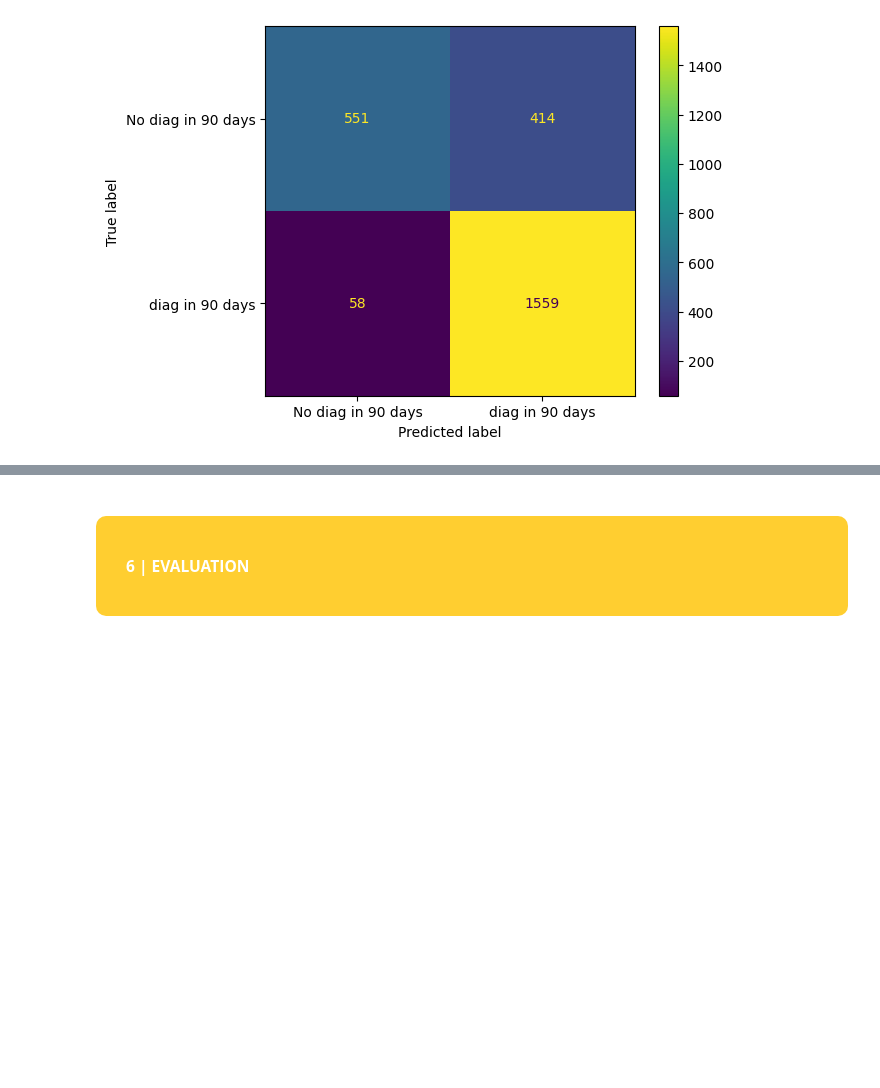
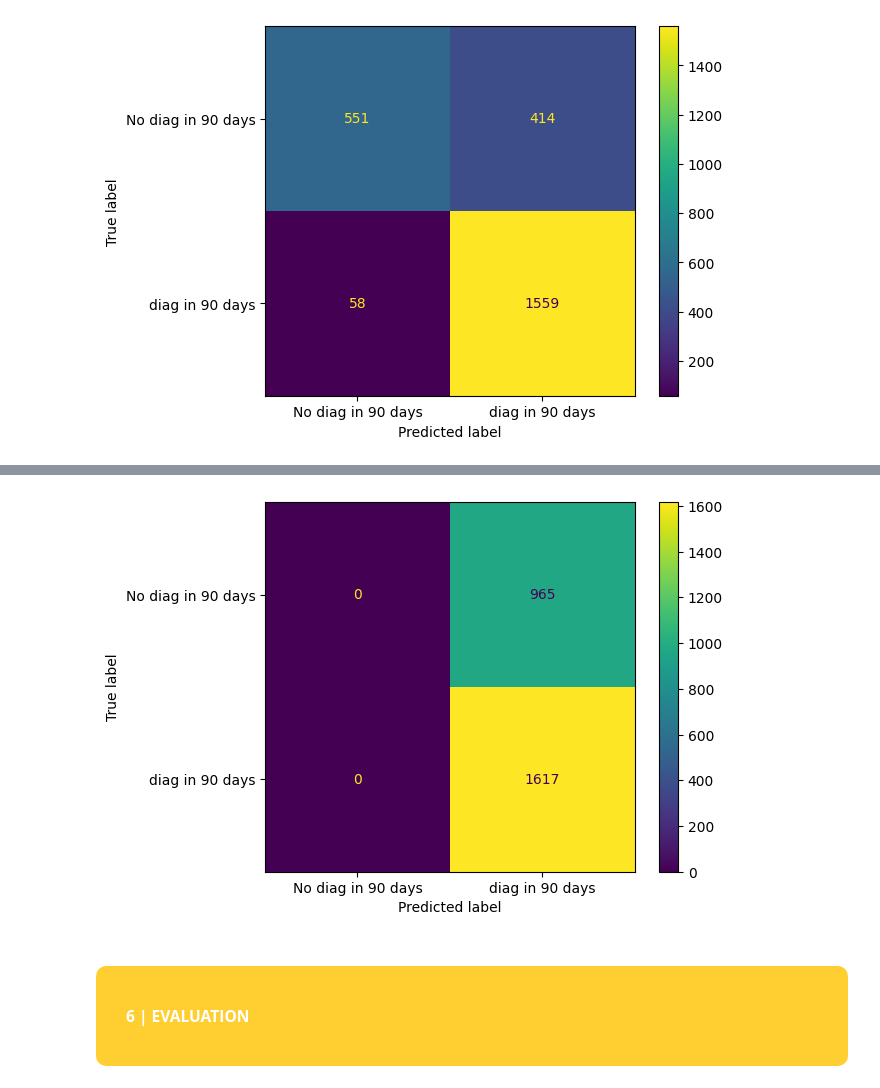
Before and after one commit to yYorky/yYorky, a Jupyter notebook: wids-datathon-predicting-timely-treatment.ipynb, the cells around one changed output, grey strips where cells are left out. Saved outputs shown, nothing was run; the diff lists cells and outputs as text; code cells hidden in the pictures; blank space fills up the shorter version.

Commit message:
Kaggle Notebook | WiDS Datathon: Predicting Timely Treatment 🩺 | Version 38

```diff
--- a/wids-datathon-predicting-timely-treatment.ipynb
+++ b/wids-datathon-predicting-timely-treatment.ipynb
@@ -1075,3 +1167,18 @@ plt.show()
+# %%
+X_train, X_val, y_train, y_val = train_test_split(X, y, test_size=0.2, random_state=42)
+
+lr_pipeline.fit(X = X_train,
+                y = y_train)
+
+predictions_lr = lr_pipeline.predict(X_val)
+
+cm_lr = confusion_matrix(y_val, predictions_lr)
+
+disp = ConfusionMatrixDisplay(confusion_matrix=cm_lr, display_labels=['No diag in 90 days', 'diag in 90 days'])
+disp.plot()
+plt.show()
+# %% [output]
+[figure, added]
 # %% [markdown]
 # <div style="padding: 30px;color:white;margin:10;font-size:60%;text-align:left;display:fill;border-radius:10px;background-color:#FFFFFF;overflow:hidden;background-color:#FFCE30"><b><span style='color:#FFFFFF'>6 |</span></b> <b>EVALUATION</b></div>
 # %% [markdown]
```
Also changed, not shown: parts of 16 cells of this notebook.
